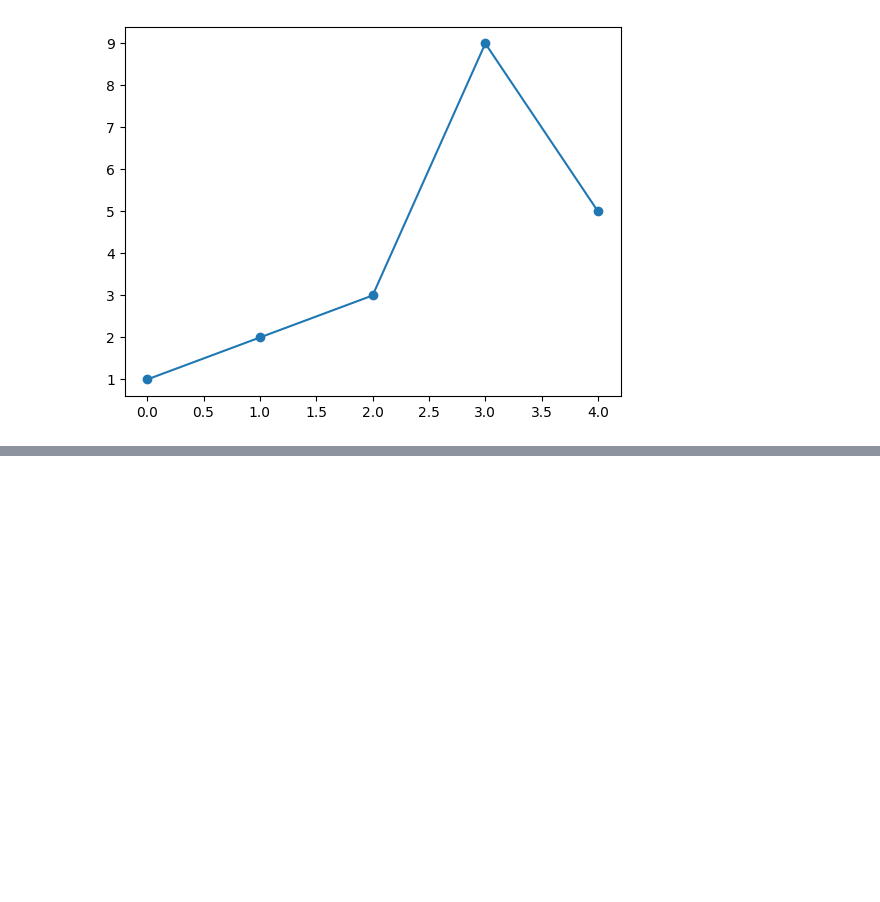
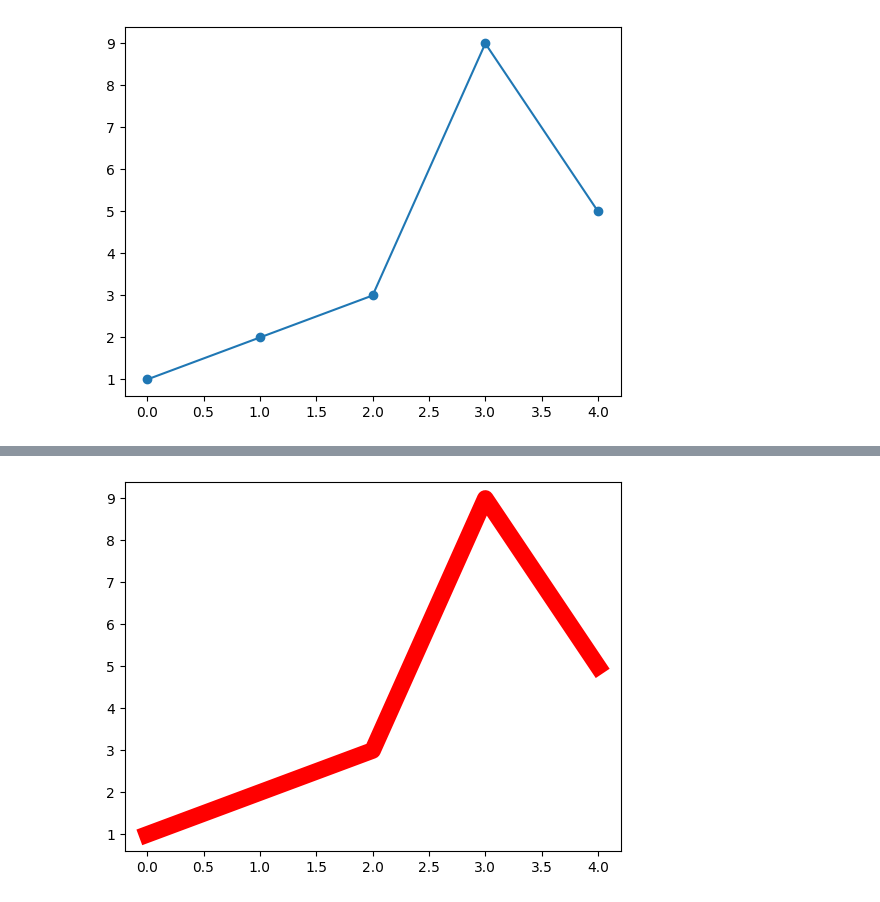
Before and after one commit to Bibek773/AI-ML-Research-Intern-2025, a Jupyter notebook: DataAnalysisAndVisualization/Matplotlib/matplotlib.ipynb, the cells around one changed output, grey strips where cells are left out. Drawn from its saved outputs; the diff is of its cells as text; code cells hidden in the pictures; blank space fills up the shorter version.

```diff
--- a/DataAnalysisAndVisualization/Matplotlib/matplotlib.ipynb
+++ b/DataAnalysisAndVisualization/Matplotlib/matplotlib.ipynb
@@ -122,0 +172,5 @@ plt.show()
+# %%
+plt. plot(y, c= "red", lw=12)#  c->color for the line, #lw-> line width
+plt.show()
+# %% [output]
+[figure, added]
```
Also changed, not shown: parts of 19 cells of this notebook.
